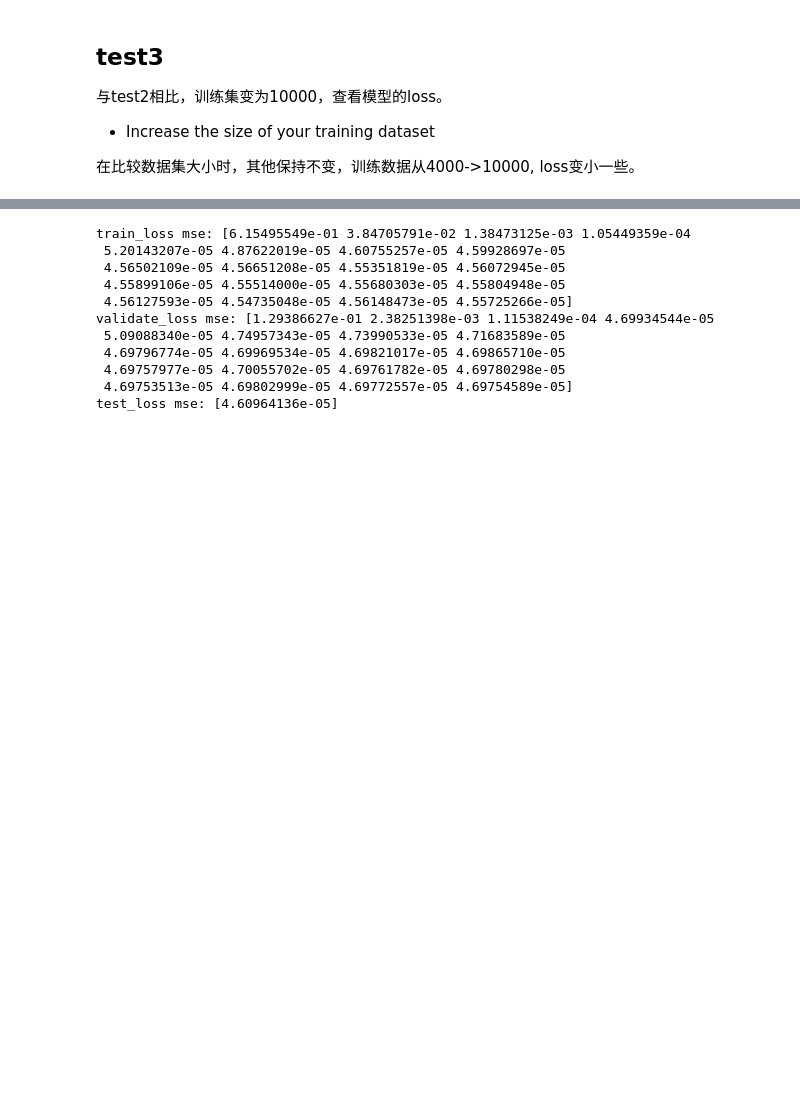
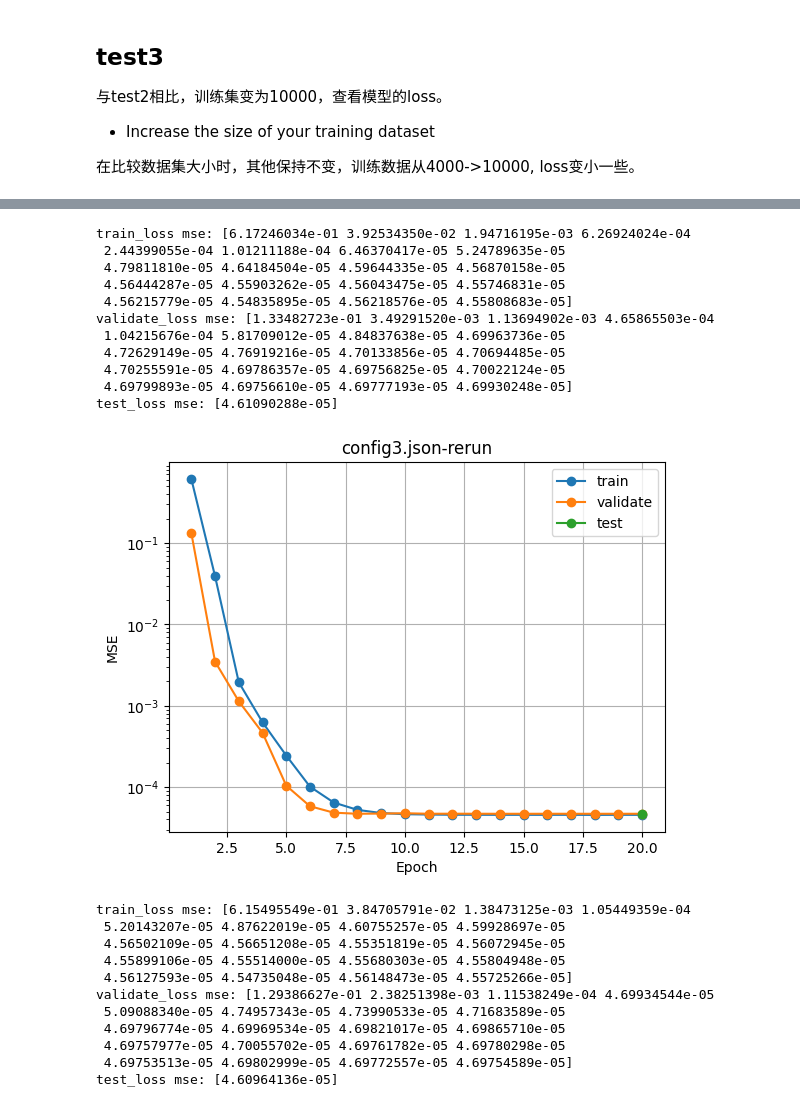
Before and after one commit to Tinrry/anderson, a Jupyter notebook: model_test.ipynb, the cells around one changed output, grey strips where cells are left out. Saved outputs shown, nothing was run; the diff lists cells and outputs as text; code cells hidden in the pictures; blank space fills up the shorter version.

```diff
--- a/model_test.ipynb
+++ b/model_test.ipynb
@@ -170,2 +218,17 @@ FileNotFoundError: [Errno 2] Unable to synchronously open file (unable to open f
+# %%
+plot_loss_epoch('loss_test3.h5', title='config3.json-rerun')
+# %% [output]
+train_loss mse: [6.17246034e-01 3.92534350e-02 1.94716195e-03 6.26924024e-04
+ 2.44399055e-04 1.01211188e-04 6.46370417e-05 5.24789635e-05
+ 4.79811810e-05 4.64184504e-05 4.59644335e-05 4.56870158e-05
+ 4.56444287e-05 4.55903262e-05 4.56043475e-05 4.55746831e-05
+ 4.56215779e-05 4.54835895e-05 4.56218576e-05 4.55808683e-05]
+validate_loss mse: [1.33482723e-01 3.49291520e-03 1.13694902e-03 4.65865503e-04
+ 1.04215676e-04 5.81709012e-05 4.84837638e-05 4.69963736e-05
+ 4.72629149e-05 4.76919216e-05 4.70133856e-05 4.70694485e-05
+ 4.70255591e-05 4.69786357e-05 4.69756825e-05 4.70022124e-05
+ 4.69799893e-05 4.69756610e-05 4.69777193e-05 4.69930248e-05]
+test_loss mse: [4.61090288e-05]
+[figure, added]
 # %%
 # we use L6N255_10000.h5 to train nn-7
```
Also changed, not shown: parts of 4 cells of this notebook.
